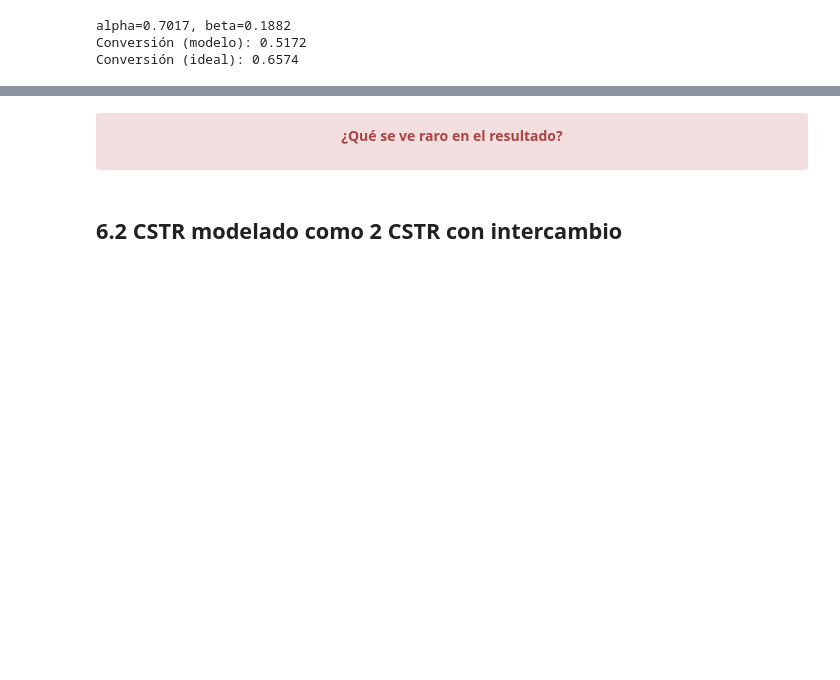
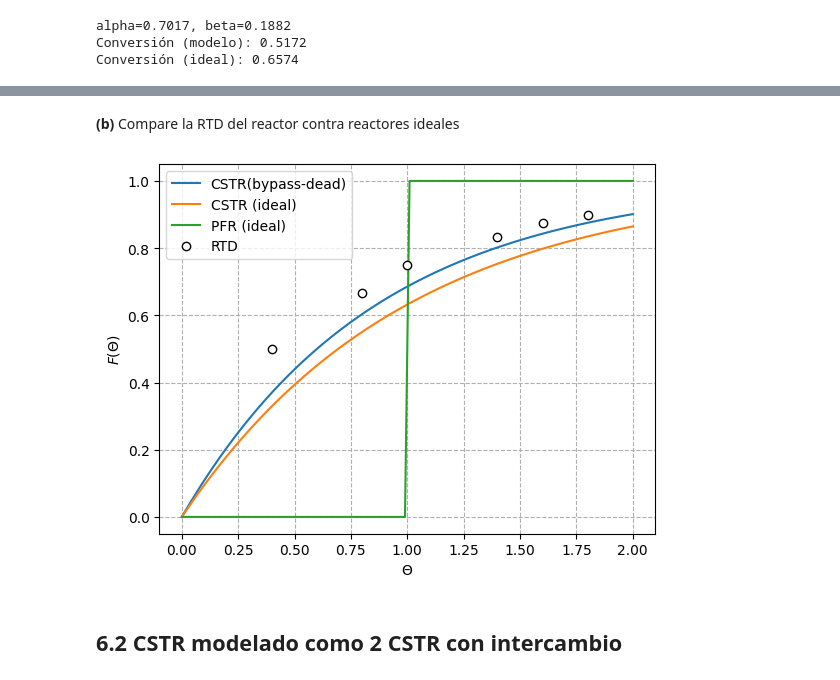
Before and after one commit to eicastroc/Kin_Cinvestav_IngMetalurgica, a Jupyter notebook: 05_analisisRTD/06_modelos_dos_parametros.ipynb, the cells around one changed output, grey strips where cells are left out. Drawn from its saved outputs; the diff is of its cells as text; code cells hidden in the pictures; blank space fills up the shorter version.

```diff
--- a/05_analisisRTD/06_modelos_dos_parametros.ipynb
+++ b/05_analisisRTD/06_modelos_dos_parametros.ipynb
@@ -283,22 +279,0 @@ Conversión (ideal): 0.6574
-# %%
-t  = np.array([0.0, 2.0, 40, 60, 80, 120, 160, 200, 240]) # min
-cT = np.array([2000, 1050, 520, 280, 160, 61, 29, 16.4, 10.0]) # mg/dm3
-
-
-V = 1.0 # m3
-Q0 = 0.1 # m3/min
-tau = V/Q0
-
-cA0 = 2 # kmol/m3
-r_A = lambda cA: -0.28*cA**(2) #equimolar feed of A and B
-
-# Curva C(t)
-Ci = interp1d(t, cT, kind='linear') # linear
-# Curva E(t)
-Ei = interp1d(t, Ci(t)/trapezoid(Ci(t),t)) # linear
-# Curva F(t)
-Fi = interp1d(t, cumulative_trapezoid(Ei(t), t, initial=0)) # linear
-
-cT0 = cT[0]
-cT = cT0 * Fi(t)[1:-1]
-print(cT)
@@ -350,16 +280,26 @@ Conversión (ideal): 0.9787
-# %% [markdown]
-
-
-<div class="alert alert-danger">
-
-<center>
-
-**¿Qué se ve raro en el resultado?**
-
-</center>
-
-
-</div>
+# %% [markdown]
+**(b)** Compare la RTD del reactor contra reactores ideales
+# %%
+## reactores ideales: curva F
+cstrF = lambda t, tau: 1 - np.exp(-t/tau)
+pfrF = lambda t, tau: np.heaviside(t-tau, 0)
+
+## reactor cstr con derivacion y zona muerta, curva F
+cstr_bypass_dead_F = lambda t, tau, alp, bet: 1 - np.exp(-(1-bet)/alp * (t/tau))
+
+fig, ax = plt.subplots()
+tt = np.linspace(0, 20, 100)
+ax.plot(tt/tau, cstr_bypass_dead_F(tt, tau, alp, bet), label='CSTR(bypass-dead)')
+ax.plot(tt/tau, cstrF(tt,tau), label='CSTR (ideal)')
+ax.plot(tt/tau, pfrF(tt,tau), label='PFR (ideal)')
+ax.plot(t/tau, cT/cT0, ls='', marker='o', c='k', mfc='w', label='RTD')
+ax.set_xlabel(r"$\Theta$")
+ax.set_ylabel(r"$F(\Theta)$")
+ax.legend()
+ax.grid(ls='--')
+plt.show()
+# %% [output]
+[figure, added]
 # %% [markdown]
 ## 6.2 CSTR modelado como 2 CSTR con intercambio
 # %% [markdown]
```
Also changed, not shown: parts of 27 cells of this notebook, 2 other files.
